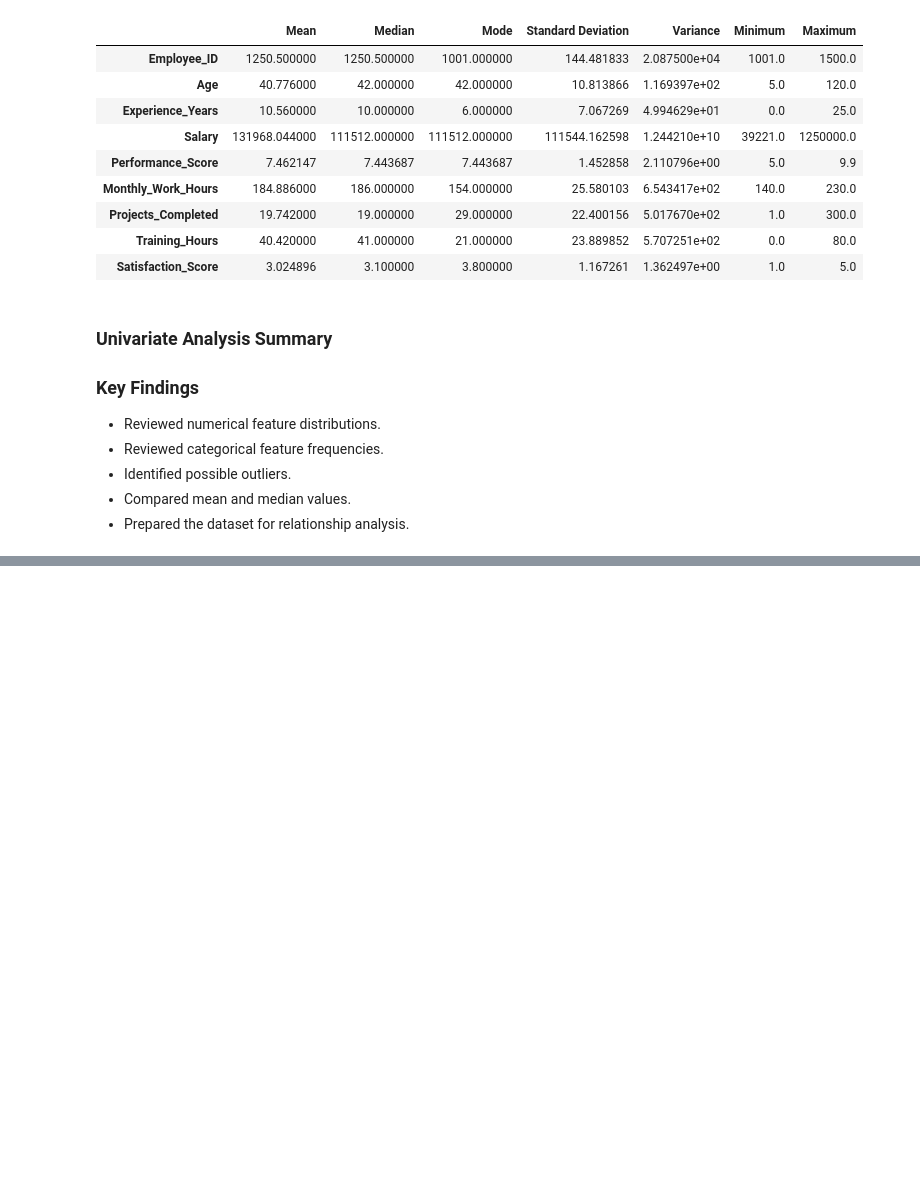
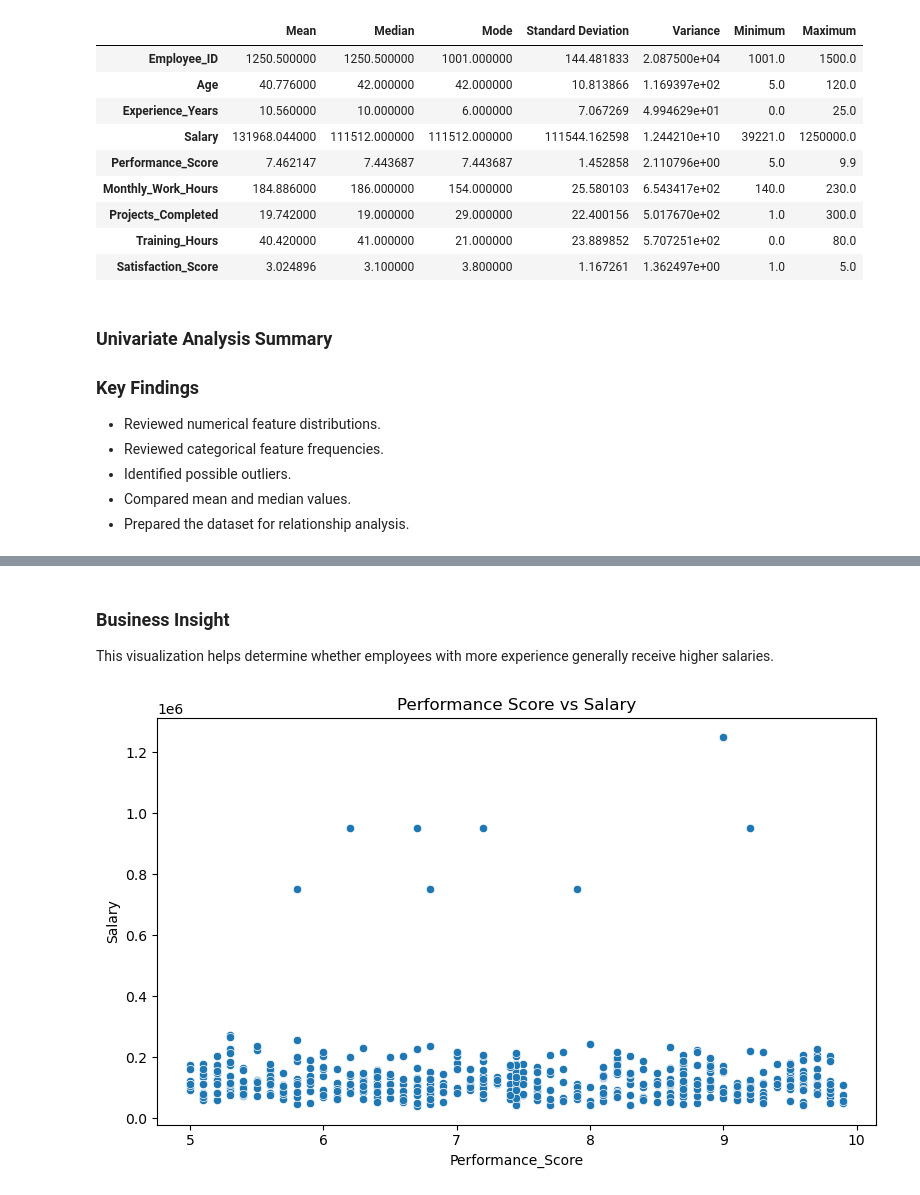
Before and after one commit to Kainatfatima0311/employee-workforce-eda, a Jupyter notebook: notebooks/employee_workforce_eda.ipynb, the cells around one changed output, grey strips where cells are left out. Saved outputs shown, nothing was run; the diff lists cells and outputs as text; code cells hidden in the pictures; blank space fills up the shorter version.

```diff
--- a/notebooks/employee_workforce_eda.ipynb
+++ b/notebooks/employee_workforce_eda.ipynb
@@ -785,0 +851,22 @@ statistics
+# %% [markdown]
+### Business Insight
+
+This visualization helps determine whether employees with more experience generally receive higher salaries.
+# %%
+# Performance Score vs Salary
+
+plt.figure(figsize=(8,5))
+
+sns.scatterplot(
+    data=clean_df,
+    x="Performance_Score",
+    y="Salary"
+)
+
+plt.title("Performance Score vs Salary")
+
+plt.tight_layout()
+
+plt.show()
+# %% [output]
+[figure, added]
```
Also changed, not shown: parts of 20 cells of this notebook.
